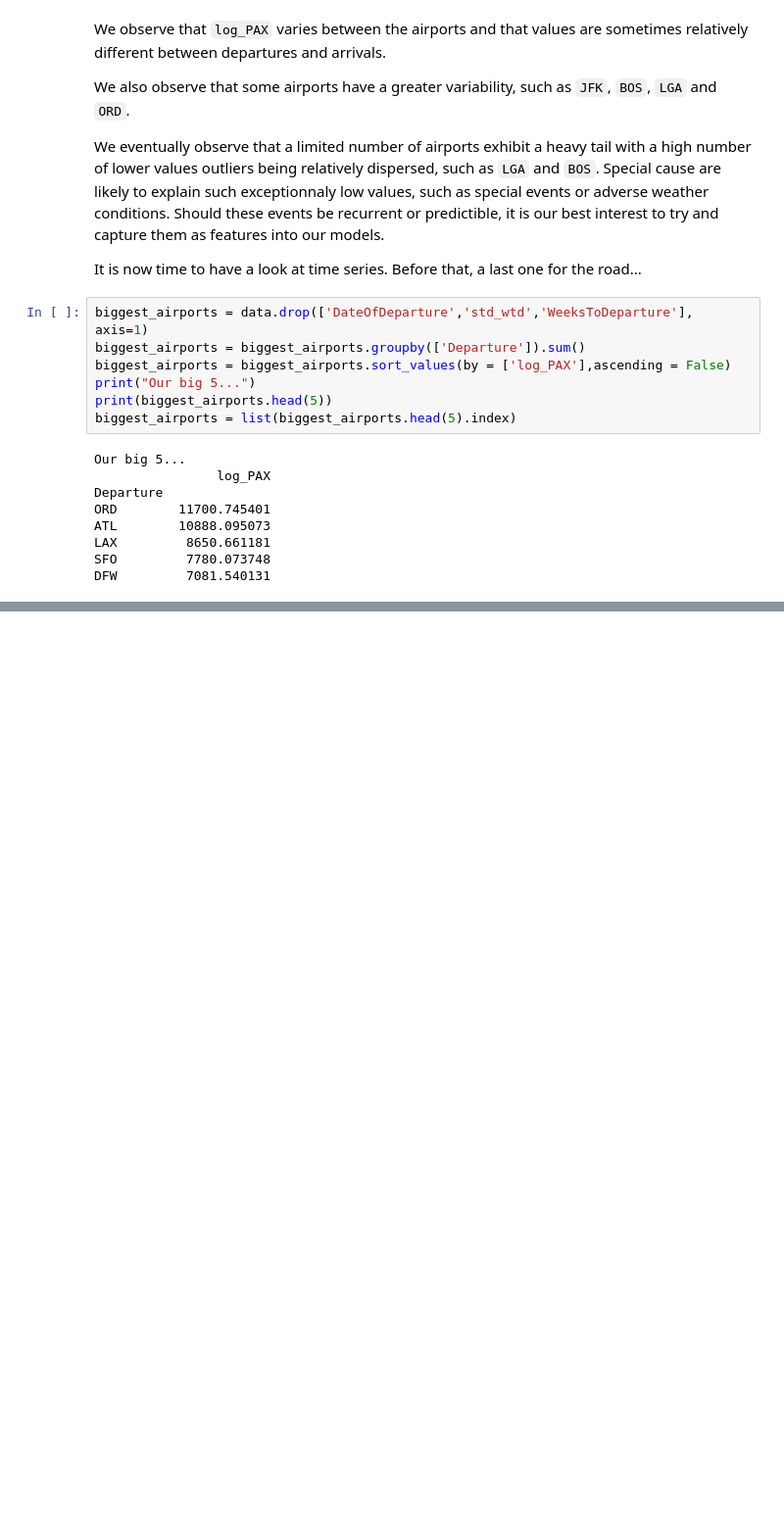
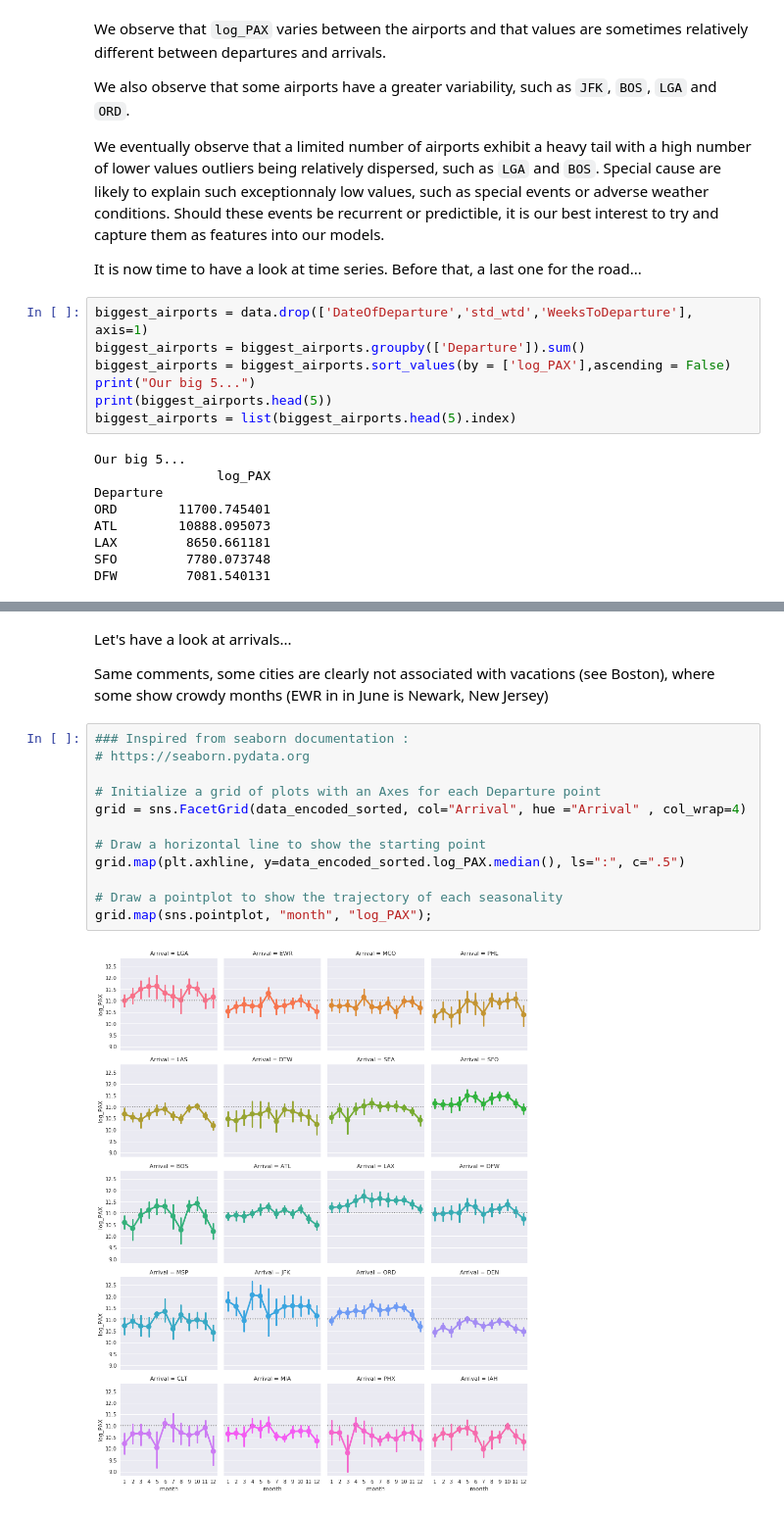
Before and after one commit to tostain/air_passengers, a Jupyter notebook: notebooks/air_passengers_exploration.ipynb, the cells around one changed output, grey strips where cells are left out. Shown at 98% size. Saved outputs shown, nothing was run; the diff lists cells and outputs as text; blank space fills up the shorter version.

```diff
--- a/notebooks/air_passengers_exploration.ipynb
+++ b/notebooks/air_passengers_exploration.ipynb
@@ -148,0 +221,18 @@ g = g.map(plt.hist,'log_PAX')
+# %% [markdown]
+Let's have a look at arrivals...
+
+Same comments, some cities are clearly not associated with vacations (see Boston), where some show crowdy months (EWR in in June is Newark, New Jersey)
+# %%
+### Inspired from seaborn documentation :
+# https://seaborn.pydata.org
+
+# Initialize a grid of plots with an Axes for each Departure point
+grid = sns.FacetGrid(data_encoded_sorted, col="Arrival", hue ="Arrival" , col_wrap=4)
+
+# Draw a horizontal line to show the starting point
+grid.map(plt.axhline, y=data_encoded_sorted.log_PAX.median(), ls=":", c=".5")
+
+# Draw a pointplot to show the trajectory of each seasonality
+grid.map(sns.pointplot, "month", "log_PAX");
+# %% [output]
+[figure, added]
```
Also changed, not shown: parts of 17 cells of this notebook, 1 other file.
